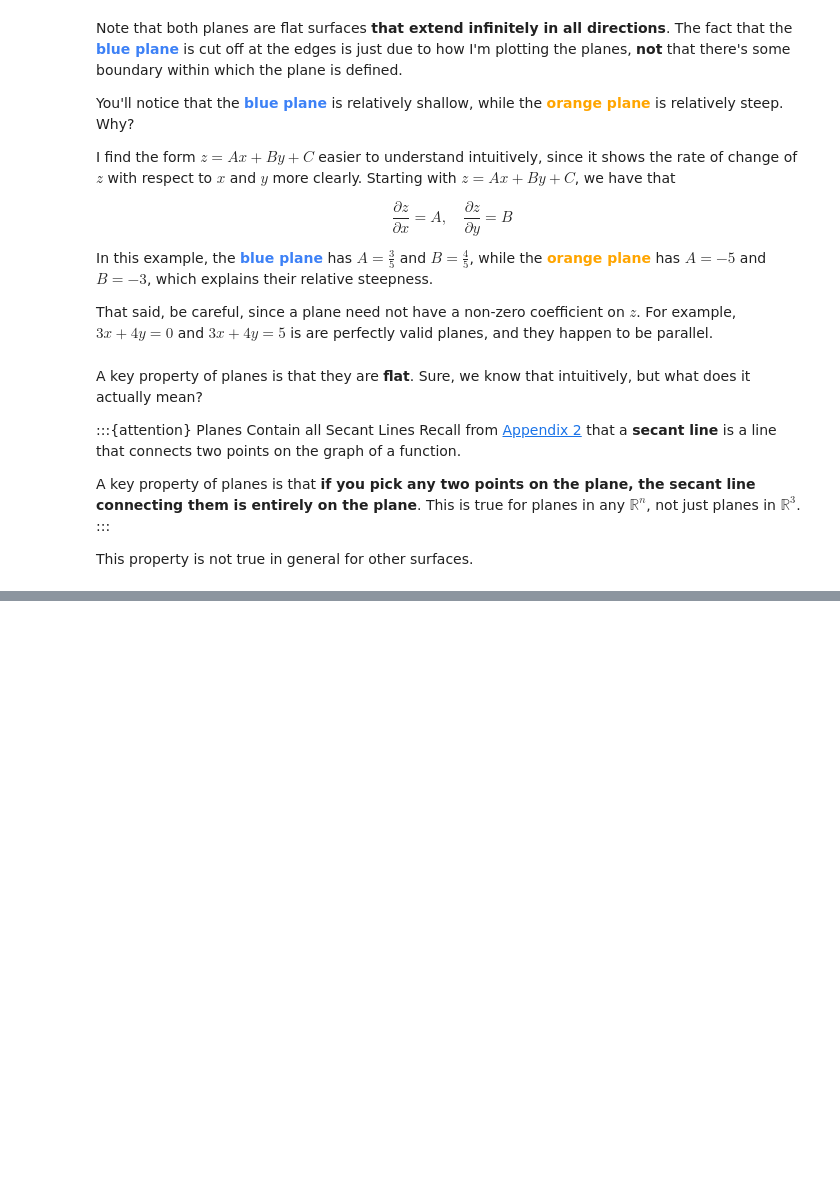
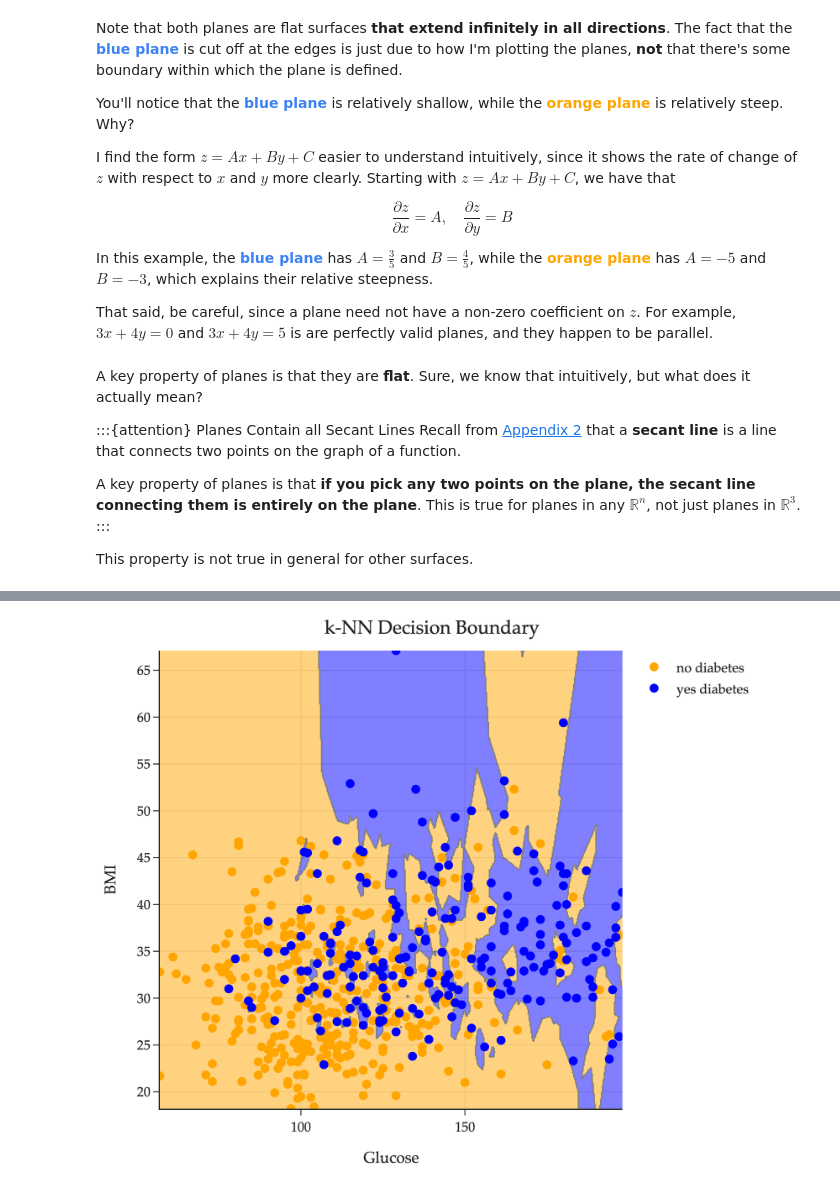
Before and after one commit to eecs245/notes, a Jupyter notebook: 04_linear_independence/04-lines-planes-hyperplanes.ipynb, the cells around one changed output, grey strips where cells are left out. Saved outputs shown, nothing was run; the diff lists cells and outputs as text; code cells hidden in the pictures; blank space fills up the shorter version.

```diff
--- a/04_linear_independence/04-lines-planes-hyperplanes.ipynb
+++ b/04_linear_independence/04-lines-planes-hyperplanes.ipynb
@@ -1101,0 +1109,16 @@ Another common family of classifiers is **linear classifiers**, where the decisi
+# %%
+import warnings
+warnings.filterwarnings('ignore')
+from sklearn.neighbors import KNeighborsClassifier
+model = KNeighborsClassifier(n_neighbors=2)
+model.fit(X_train, y_train)
+
+fig = util.show_decision_boundary(model, X_train, y_train, title='', grid_n=500)
+fig.update_layout(
+    title='k-NN Decision Boundary',
+    font=dict(family='Palatino'),
+    width=600
+)
+fig.show(renderer='png', scale=3)
+# %% [output]
+[figure, added]
```
Also changed, not shown: parts of 15 cells of this notebook, 2 other files.
